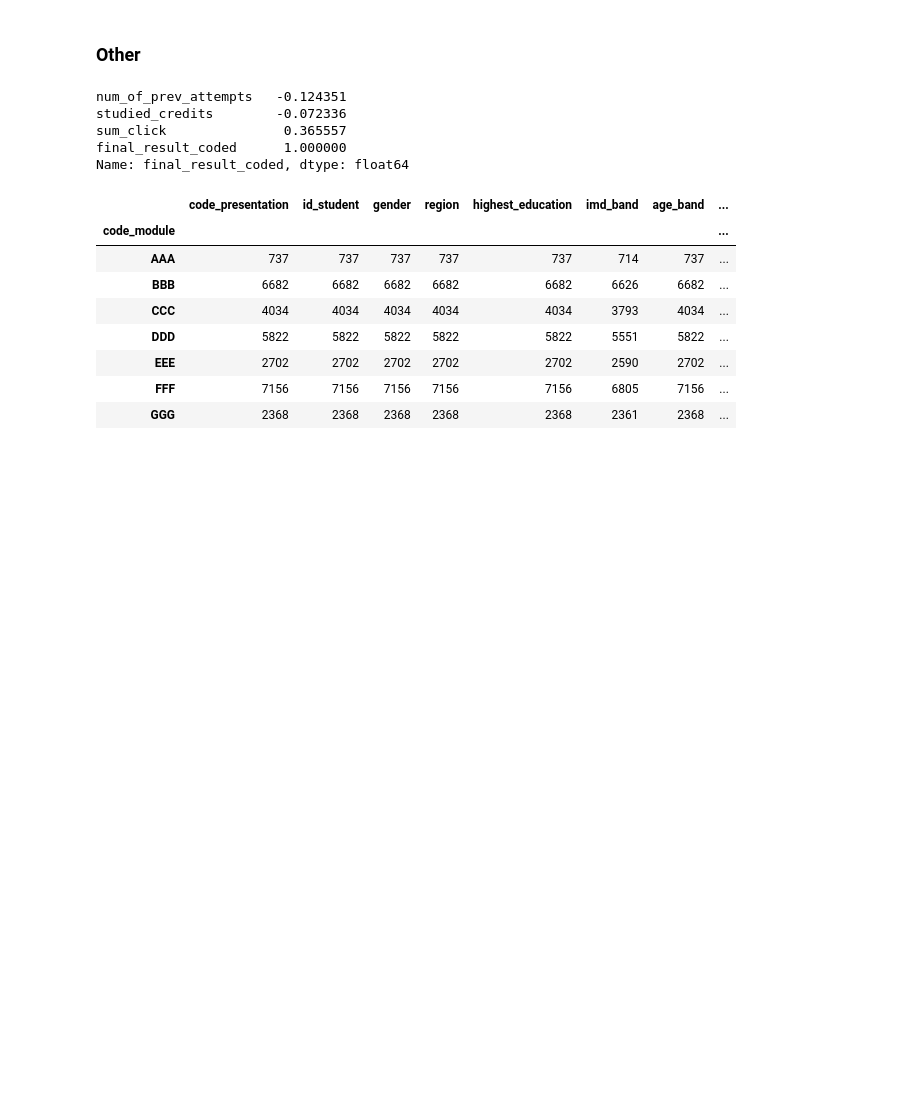
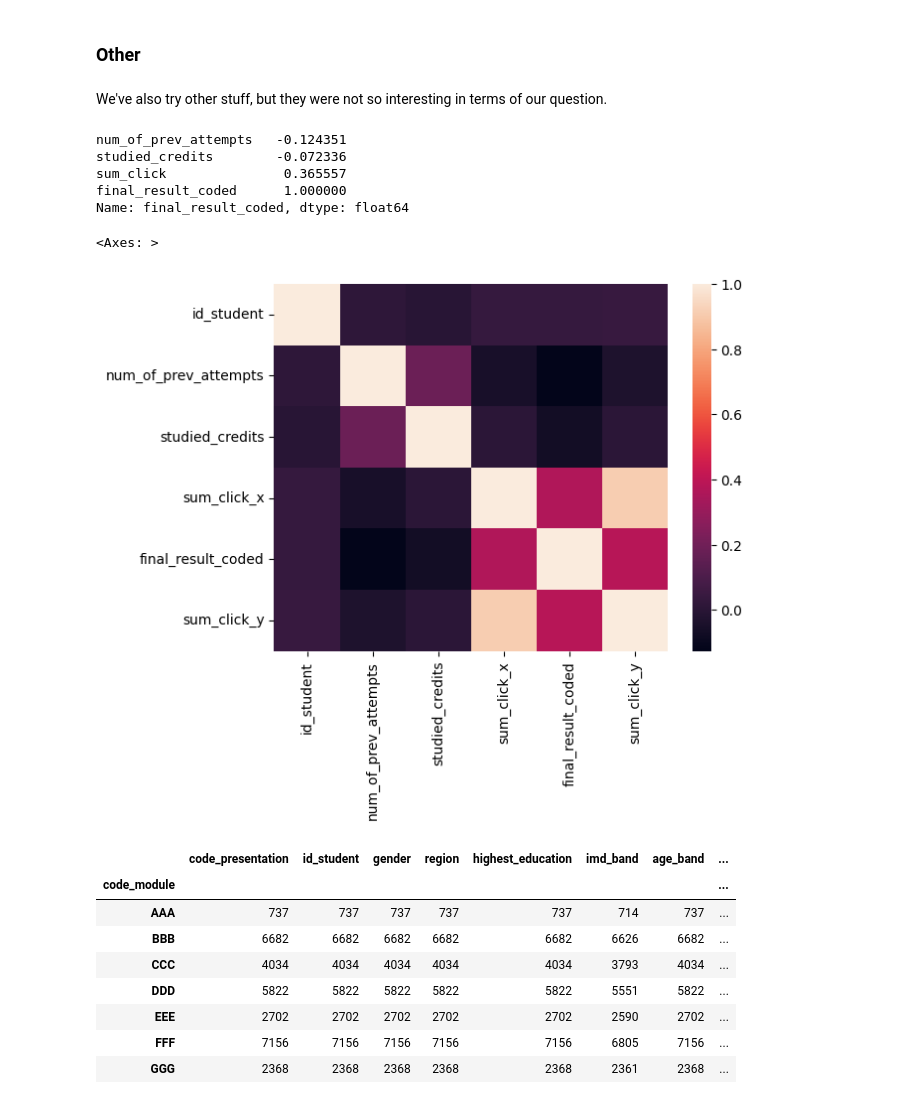
Before and after one commit to annapanfil/UPV, a Jupyter notebook: EDA/2_analysis.ipynb, the cells around one changed output. Cells and saved outputs as stored; diff of their text form; code cells hidden in the pictures; blank space fills up the shorter version.

```diff
--- a/EDA/2_analysis.ipynb
+++ b/EDA/2_analysis.ipynb
@@ -446,6 +469,8 @@ There may be some reasons for this dichotomy. Firstly, we don't have grading rul
 ---
 # %% [markdown]
 ### Other
+# %% [markdown]
+We've also try other stuff, but they were not so interesting in terms of our question.
 # %%
 clicks_df = pd.read_csv('data/studentVle.csv')
 # %%
@@ -465,6 +491,11 @@ studied_credits        -0.072336
 sum_click               0.365557
 final_result_coded      1.000000
 Name: final_result_coded, dtype: float64
+# %%
+sns.heatmap(students_df.corr())
+# %% [output]
+<Axes: >
+[figure, added]
 # %%
 # add clicks for student by module
 
```
Also changed, not shown: parts of 27 cells of this notebook.
